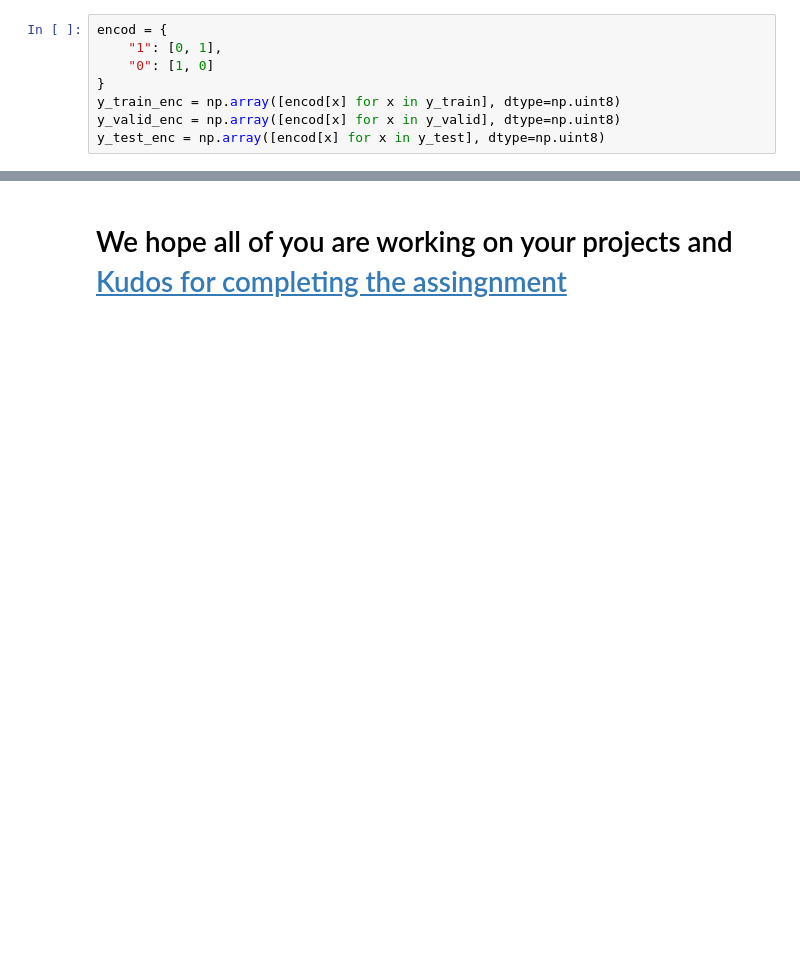
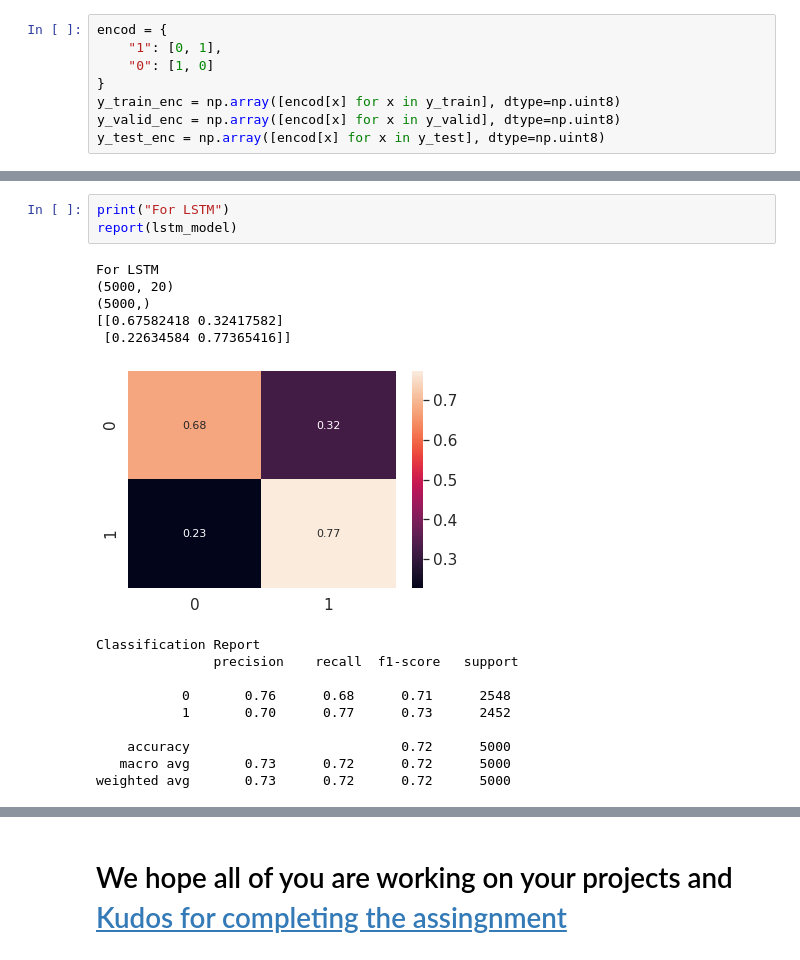
Before and after one commit to HaseebLUMS/Natural-Language-Processing, a Jupyter notebook: Assignment_4/20100192_NLP_Assignment_4.ipynb, the cells around one changed output, grey strips where cells are left out. Cells and saved outputs as stored; diff of their text form; blank space fills up the shorter version.

```diff
--- a/Assignment_4/20100192_NLP_Assignment_4.ipynb
+++ b/Assignment_4/20100192_NLP_Assignment_4.ipynb
@@ -624,0 +705,19 @@ model.summary()
+# %%
+print("For LSTM")
+report(lstm_model)
+# %% [output]
+For LSTM
+(5000, 20)
+(5000,)
+[[0.67582418 0.32417582]
+ [0.22634584 0.77365416]]
+[figure, added]
+Classification Report
+               precision    recall  f1-score   support
+
+           0       0.76      0.68      0.71      2548
+           1       0.70      0.77      0.73      2452
+
+    accuracy                           0.72      5000
+   macro avg       0.73      0.72      0.72      5000
+weighted avg       0.73      0.72      0.72      5000
```
Also changed, not shown: parts of 21 cells of this notebook.
